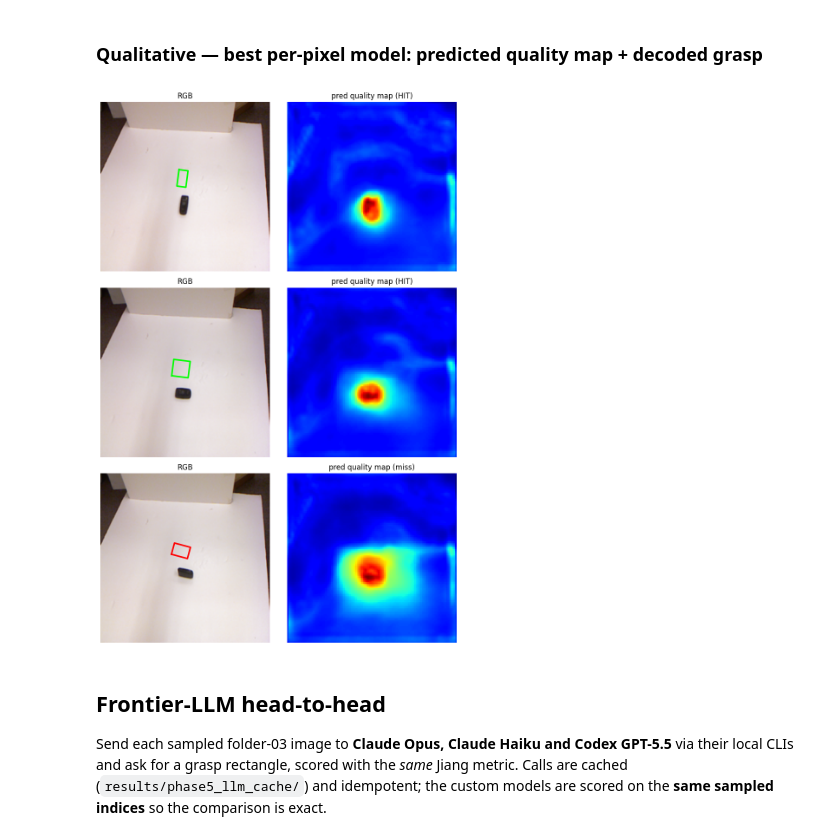
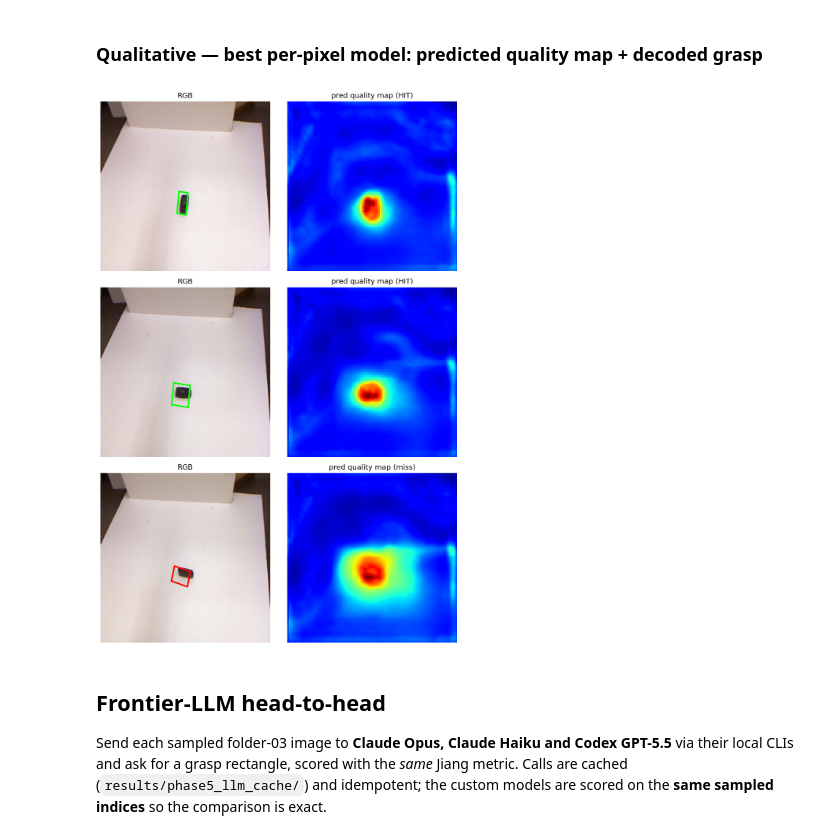
Before and after one commit to anthonyrodrigues443/Robotic-Grasp-Prediction, a Jupyter notebook: notebooks/phase5_per_pixel_and_llm.ipynb, the cells around one changed output. Saved outputs shown, nothing was run; the diff lists cells and outputs as text; code cells hidden in the pictures.

```diff
--- a/notebooks/phase5_per_pixel_and_llm.ipynb
+++ b/notebooks/phase5_per_pixel_and_llm.ipynb
@@ -382,22 +382,22 @@ GlobalReg_ResNet18 (control)                 8                   9          14
 # %%
 best_model = {"GGCNN-v2 (scratch)":m1, "GRConvNet-lite (scratch)":m2, "ResNet18-FCN (pretrained)":m3}[best_pix]
 best_out = {"GGCNN-v2 (scratch)":GGCNN_OUT_SIZE, "GRConvNet-lite (scratch)":GRConvNetLite.out_size, "ResNet18-FCN (pretrained)":ResNet18FCN.out_size}[best_pix]
 best_model = best_model.to(DEVICE).eval()
 fig, ax = plt.subplots(3, 2, figsize=(9, 13))
 for r, s in enumerate(test[:3]):
     img = np.asarray(Image.open(s.rgb_path).convert("RGB").resize((INPUT_SIZE,INPUT_SIZE)), dtype=np.float32)/255.0
     xb = torch.from_numpy(_imagenet_normalize(img)).unsqueeze(0).to(DEVICE)
     with torch.no_grad(): q,c,sm,w = best_model(xb)
     rect = decode_grasp_map(q[0,0].cpu().numpy(), c[0,0].cpu().numpy(), sm[0,0].cpu().numpy(), w[0,0].cpu().numpy(), best_out)
     ok = is_correct_jiang(rect, s.positives)
     ax[r,0].imshow(img); ax[r,0].axis("off"); ax[r,0].set_title("RGB")
-    corners = rect.corners * (INPUT_SIZE/640.0)  # to 224 frame for overlay
+    corners = rect.corners * np.array([INPUT_SIZE/640.0, INPUT_SIZE/480.0])  # 640x480 -> 224 display frame (x,y scaled separately)
     cc = np.vstack([corners, corners[0]])
     ax[r,0].plot(cc[:,0], cc[:,1], "-", c="lime" if ok else "red", lw=2.5)
     ax[r,1].imshow(q[0,0].cpu().numpy(), cmap="jet"); ax[r,1].axis("off"); ax[r,1].set_title(f"pred quality map ({'HIT' if ok else 'miss'})")
 plt.tight_layout(); plt.savefig(RES/"phase5_champion_qualitative.png", dpi=110, bbox_inches="tight"); plt.show()
 # %% [output]
-[figure, old version]
+[figure, new version]
 # %% [markdown]
 ## Frontier-LLM head-to-head
 Send each sampled folder-03 image to **Claude Opus, Claude Haiku and Codex GPT-5.5**
```
Also changed, not shown: parts of 2 cells of this notebook, 1 other file.
